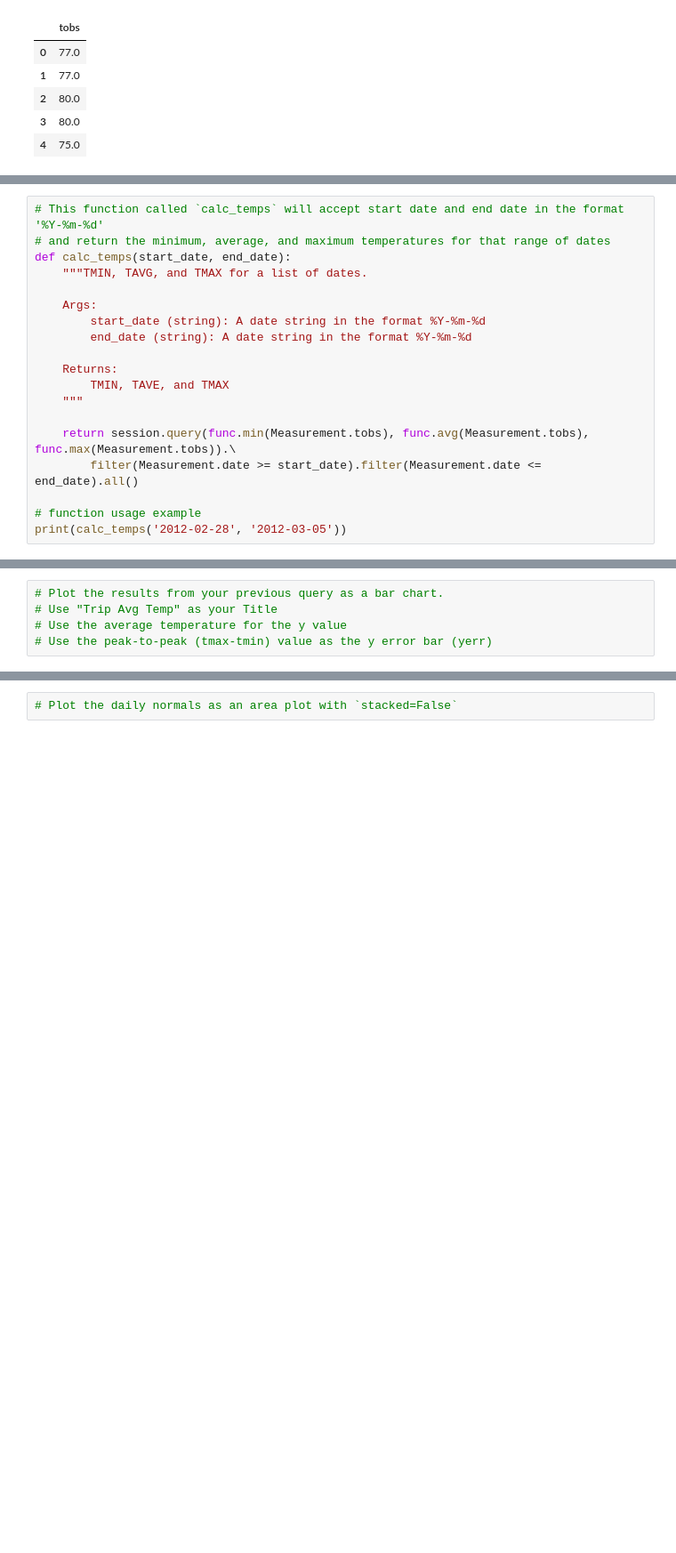
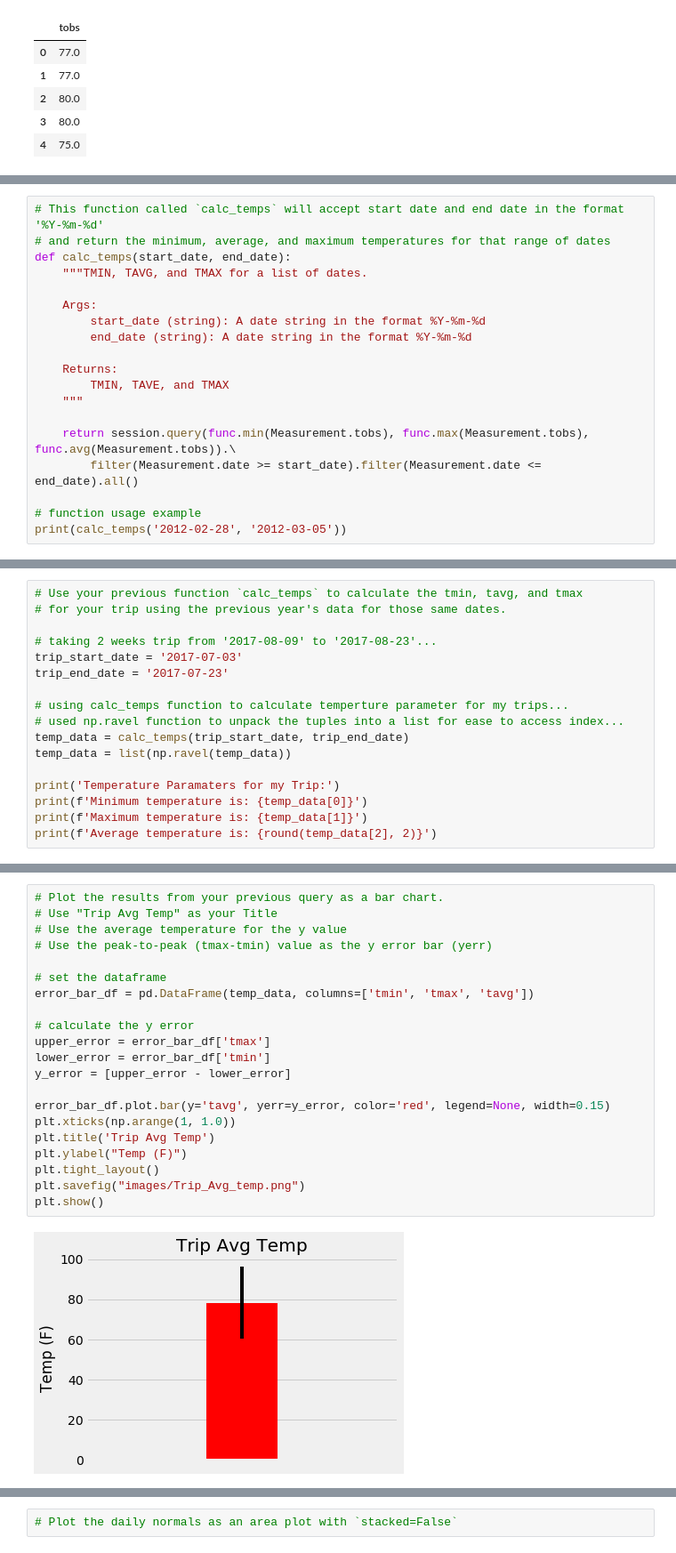
Before and after one commit to gotar1/sqlalchemy-challenge, a Jupyter notebook: climate_analysis.ipynb, the cells around one changed output, grey strips where cells are left out. Shown at 89% size. Saved outputs shown, nothing was run; the diff lists cells and outputs as text; blank space fills up the shorter version.

```diff
--- a/climate_analysis.ipynb
+++ b/climate_analysis.ipynb
@@ -304,7 +381,7 @@ def calc_temps(start_date, end_date):
         TMIN, TAVE, and TMAX
     """
 
-    return session.query(func.min(Measurement.tobs), func.avg(Measurement.tobs), func.max(Measurement.tobs)).\
+    return session.query(func.min(Measurement.tobs), func.max(Measurement.tobs), func.avg(Measurement.tobs)).\
         filter(Measurement.date >= start_date).filter(Measurement.date <= end_date).all()
 
 # function usage example
@@ -316,0 +391,17 @@ print(calc_temps('2012-02-28', '2012-03-05'))
+# %%
+# Use your previous function `calc_temps` to calculate the tmin, tavg, and tmax
+# for your trip using the previous year's data for those same dates.
+
+# taking 2 weeks trip from '2017-08-09' to '2017-08-23'...
+trip_start_date = '2017-07-03'
+trip_end_date = '2017-07-23'
+
+# using calc_temps function to calculate temperture parameter for my trips...
+# used np.ravel function to unpack the tuples into a list for ease to access index...
+temp_data = calc_temps(trip_start_date, trip_end_date)
+temp_data = list(np.ravel(temp_data))
+
+print('Temperature Paramaters for my Trip:')
+print(f'Minimum temperature is: {temp_data[0]}')
+print(f'Maximum temperature is: {temp_data[1]}')
+print(f'Average temperature is: {round(temp_data[2], 2)}')
@@ -317,5 +413,23 @@ print(calc_temps('2012-02-28', '2012-03-05'))
 # %%
 # Plot the results from your previous query as a bar chart.
 # Use "Trip Avg Temp" as your Title
 # Use the average temperature for the y value
 # Use the peak-to-peak (tmax-tmin) value as the y error bar (yerr)
+
+# set the dataframe
+error_bar_df = pd.DataFrame(temp_data, columns=['tmin', 'tmax', 'tavg'])
+
+# calculate the y error
+upper_error = error_bar_df['tmax']
+lower_error = error_bar_df['tmin']
+y_error = [upper_error - lower_error]
+
+error_bar_df.plot.bar(y='tavg', yerr=y_error, color='red', legend=None, width=0.15)
+plt.xticks(np.arange(1, 1.0))
+plt.title('Trip Avg Temp')
+plt.ylabel("Temp (F)")
+plt.tight_layout()
+plt.savefig("images/Trip_Avg_temp.png")
+plt.show()
+# %% [output]
+[figure, added]
```
Also changed, not shown: parts of 35 cells of this notebook, 4 other files.
